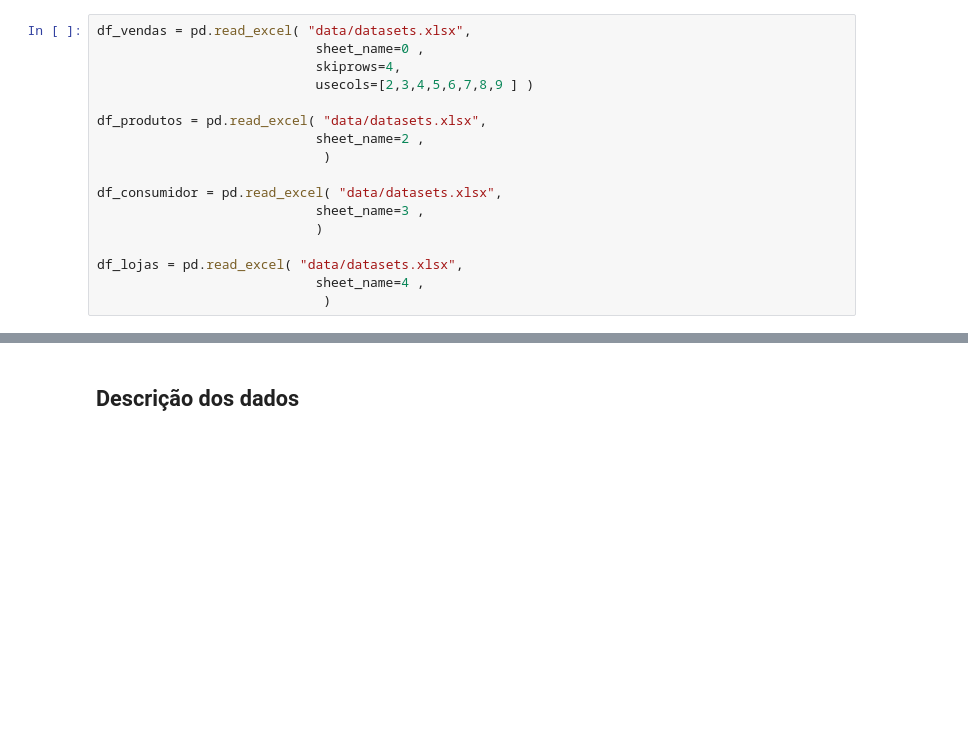
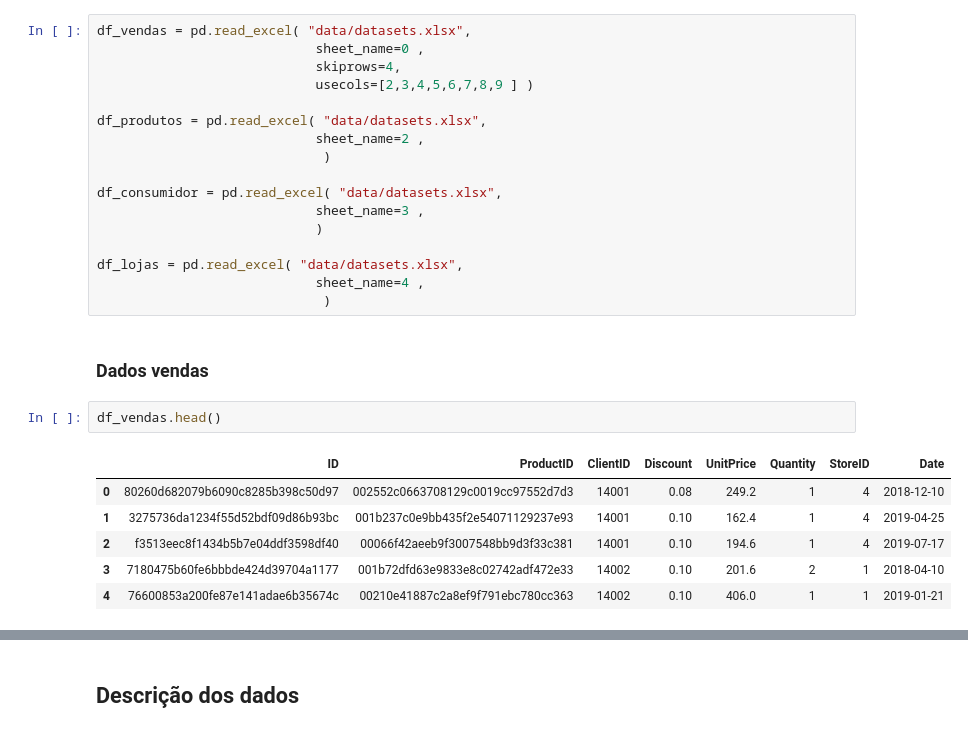
Before and after one commit to webluc/bix, a Jupyter notebook: bix.ipynb, the cells around one changed output, grey strips where cells are left out. Cells and saved outputs as stored; diff of their text form; blank space fills up the shorter version.

```diff
--- a/bix.ipynb
+++ b/bix.ipynb
@@ -22,3 +24,14 @@ df_consumidor = pd.read_excel( "data/datasets.xlsx",
 df_lojas = pd.read_excel( "data/datasets.xlsx",
                             sheet_name=4 ,
                              )
+# %% [markdown]
+### Dados vendas
+# %%
+df_vendas.head()
+# %% [output]
+|  | ID | ProductID | ClientID | Discount | UnitPrice | Quantity | StoreID | Date |
+| 0 | 80260d682079b6090c8285b398c50d97 | 002552c0663708129c0019cc97552d7d3 | 14001 | 0.08 | 249.2 | 1 | 4 | 2018-12-10 |
+| 1 | 3275736da1234f55d52bdf09d86b93bc | 001b237c0e9bb435f2e54071129237e93 | 14001 | 0.10 | 162.4 | 1 | 4 | 2019-04-25 |
+| 2 | f3513eec8f1434b5b7e04ddf3598df40 | 00066f42aeeb9f3007548bb9d3f33c381 | 14001 | 0.10 | 194.6 | 1 | 4 | 2019-07-17 |
+| 3 | 7180475b60fe6bbbde424d39704a1177 | 001b72dfd63e9833e8c02742adf472e33 | 14002 | 0.10 | 201.6 | 2 | 1 | 2018-04-10 |
+| 4 | 76600853a200fe87e141adae6b35674c | 00210e41887c2a8ef9f791ebc780cc363 | 14002 | 0.10 | 406.0 | 1 | 1 | 2019-01-21 |
```
Also changed, not shown: parts of 8 cells of this notebook.
